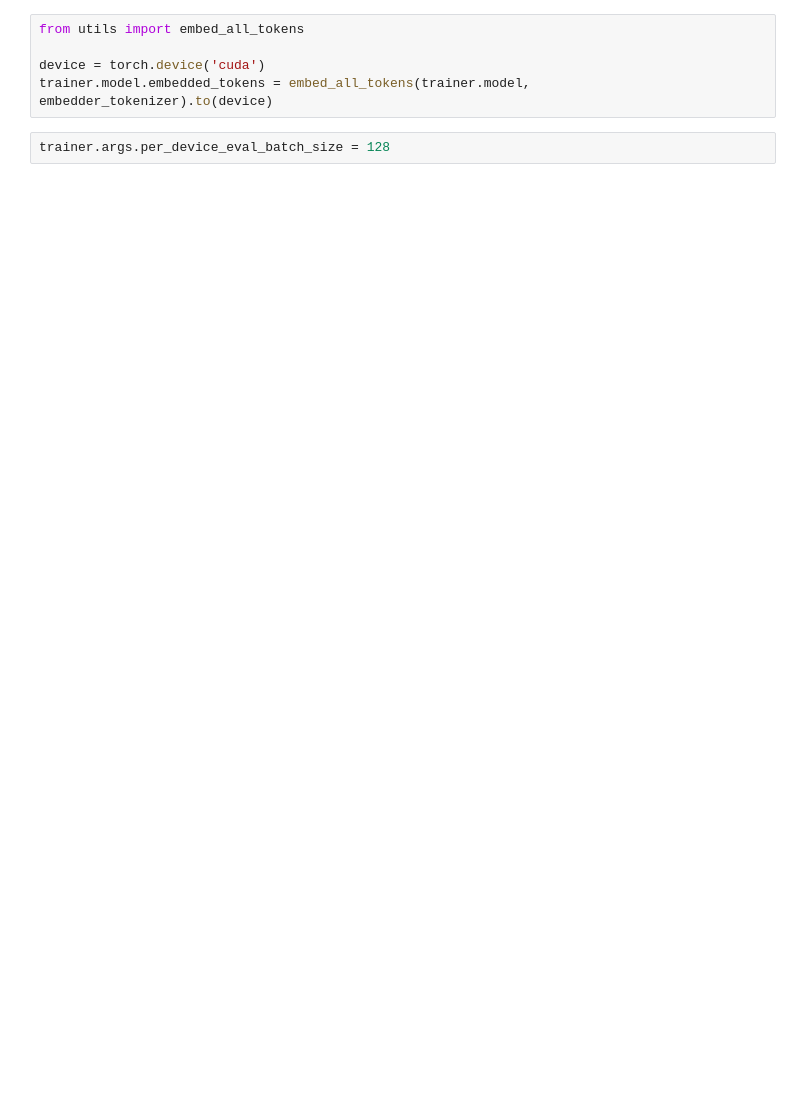
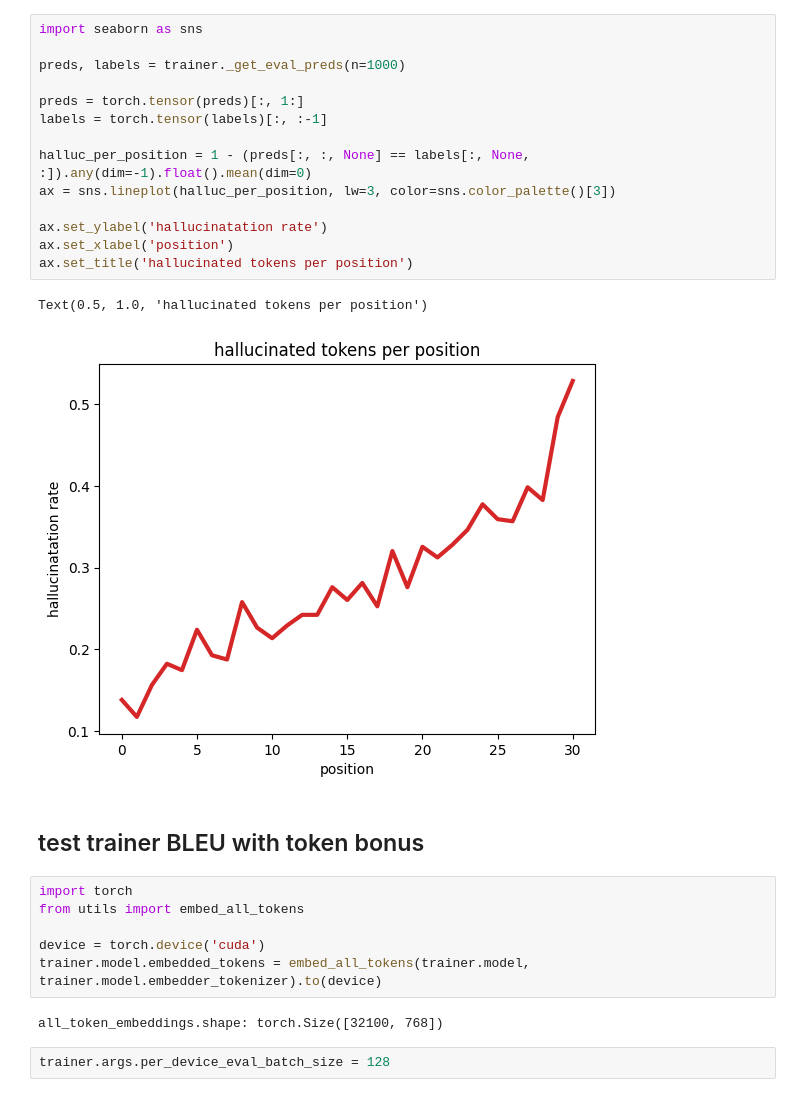
Before and after one commit to jxmorris12/vec2text, a Jupyter notebook: notebooks/2023-04-12 Decoding with token info [revisited].ipynb, the cells around one changed output. Cells and saved outputs as stored; diff of their text form; blank space fills up the shorter version.

```diff
--- a/notebooks/2023-04-12 Decoding with token info [revisited].ipynb
+++ b/notebooks/2023-04-12 Decoding with token info [revisited].ipynb
@@ -25,8 +71,30 @@ print("metrics:", metrics)
+# %%
+import seaborn as sns
+
+preds, labels = trainer._get_eval_preds(n=1000)
+
+preds = torch.tensor(preds)[:, 1:]
+labels = torch.tensor(labels)[:, :-1]
+
+halluc_per_position = 1 - (preds[:, :, None] == labels[:, None, :]).any(dim=-1).float().mean(dim=0)
+ax = sns.lineplot(halluc_per_position, lw=3, color=sns.color_palette()[3])
+
+ax.set_ylabel('hallucinatation rate')
+ax.set_xlabel('position')
+ax.set_title('hallucinated tokens per position')
+# %% [output]
+Text(0.5, 1.0, 'hallucinated tokens per position')
+[figure, added]
+# %% [markdown]
+## test trainer BLEU with token bonus
 # %%
+import torch
 from utils import embed_all_tokens
 
 device = torch.device('cuda')
-trainer.model.embedded_tokens = embed_all_tokens(trainer.model, embedder_tokenizer).to(device)
+trainer.model.embedded_tokens = embed_all_tokens(trainer.model, trainer.model.embedder_tokenizer).to(device)
+# %% [output]
+all_token_embeddings.shape: torch.Size([32100, 768])
 # %%
 trainer.args.per_device_eval_batch_size = 128
 # %%
```
Also changed, not shown: parts of 11 cells of this notebook, 6 other files.
